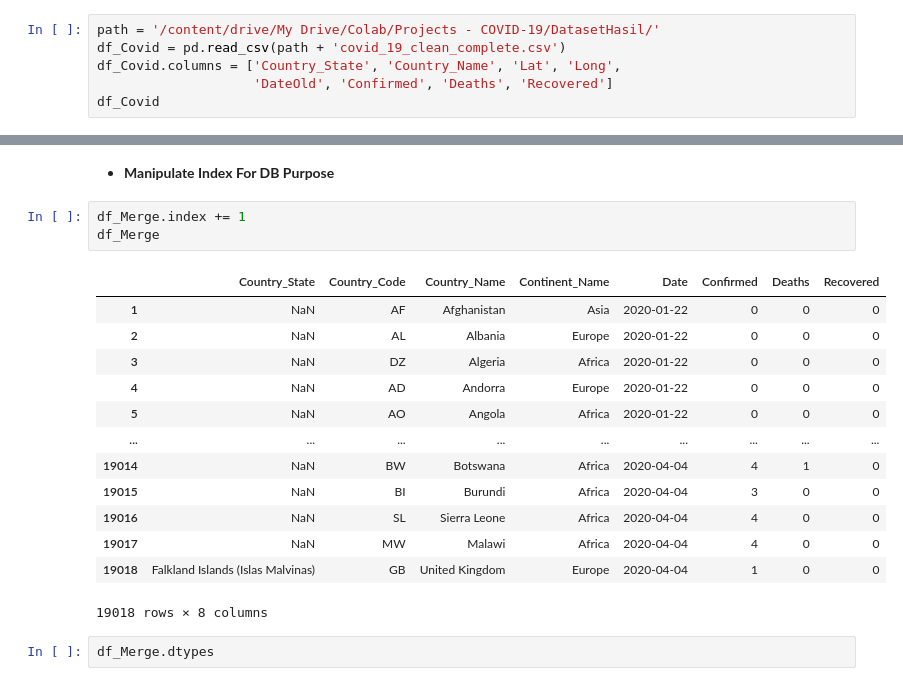
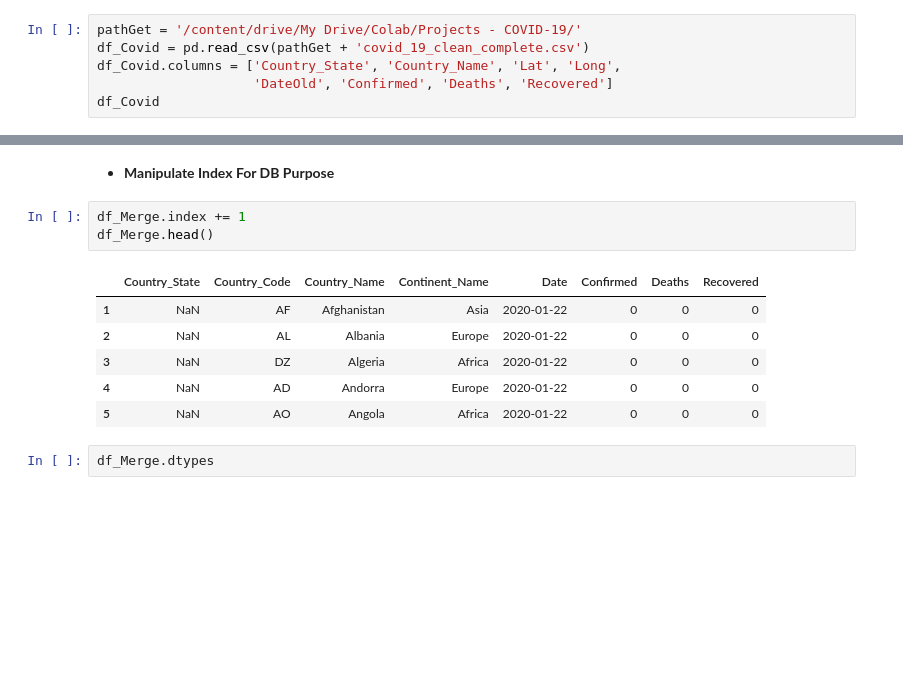
Before and after one commit to muslikhannur/P_COVID-19_ETL, a Jupyter notebook: COVID_19_ETL.ipynb, the cells around one changed output, grey strips where cells are left out. Drawn from its saved outputs; the diff is of its cells as text; blank space fills up the shorter version.

```diff
--- a/COVID_19_ETL.ipynb
+++ b/COVID_19_ETL.ipynb
@@ -58,8 +58,8 @@ from datetime import date
 # %% [markdown]
 * **Load Datasets**
 # %%
-path = '/content/drive/My Drive/Colab/Projects - COVID-19/DatasetHasil/'
-df_Covid = pd.read_csv(path + 'covid_19_clean_complete.csv')
+pathGet = '/content/drive/My Drive/Colab/Projects - COVID-19/'
+df_Covid = pd.read_csv(pathGet + 'covid_19_clean_complete.csv')
 df_Covid.columns = ['Country_State', 'Country_Name', 'Lat', 'Long',
                     'DateOld', 'Confirmed', 'Deaths', 'Recovered']
 df_Covid
@@ -277,21 +277,14 @@ dtype: object
 * **Manipulate Index For DB Purpose**
 # %%
 df_Merge.index += 1
-df_Merge
+df_Merge.head()
 # %% [output]
 |  | Country_State | Country_Code | Country_Name | Continent_Name | Date | Confirmed | Deaths | Recovered |
 | 1 | NaN | AF | Afghanistan | Asia | 2020-01-22 | 0 | 0 | 0 |
 | 2 | NaN | AL | Albania | Europe | 2020-01-22 | 0 | 0 | 0 |
 | 3 | NaN | DZ | Algeria | Africa | 2020-01-22 | 0 | 0 | 0 |
 | 4 | NaN | AD | Andorra | Europe | 2020-01-22 | 0 | 0 | 0 |
 | 5 | NaN | AO | Angola | Africa | 2020-01-22 | 0 | 0 | 0 |
-| ... | ... | ... | ... | ... | ... | ... | ... | ... |
-| 19014 | NaN | BW | Botswana | Africa | 2020-04-04 | 4 | 1 | 0 |
-| 19015 | NaN | BI | Burundi | Africa | 2020-04-04 | 3 | 0 | 0 |
-| 19016 | NaN | SL | Sierra Leone | Africa | 2020-04-04 | 4 | 0 | 0 |
-| 19017 | NaN | MW | Malawi | Africa | 2020-04-04 | 4 | 0 | 0 |
-| 19018 | Falkland Islands (Islas Malvinas) | GB | United Kingdom | Europe | 2020-04-04 | 1 | 0 | 0 |
-19018 rows × 8 columns
 # %%
 df_Merge.dtypes
 # %% [output]
```
Also changed, not shown: parts of 5 cells of this notebook.
